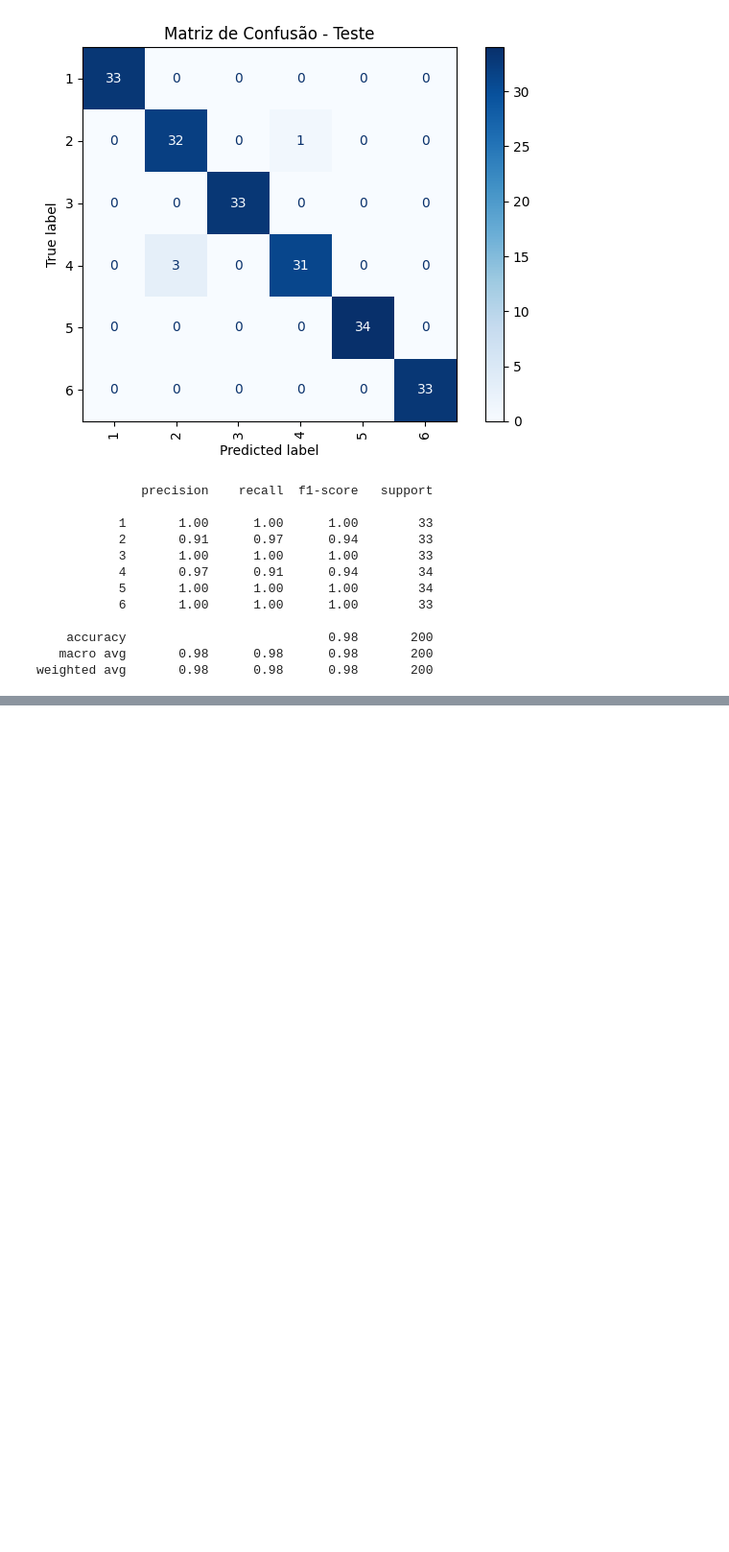
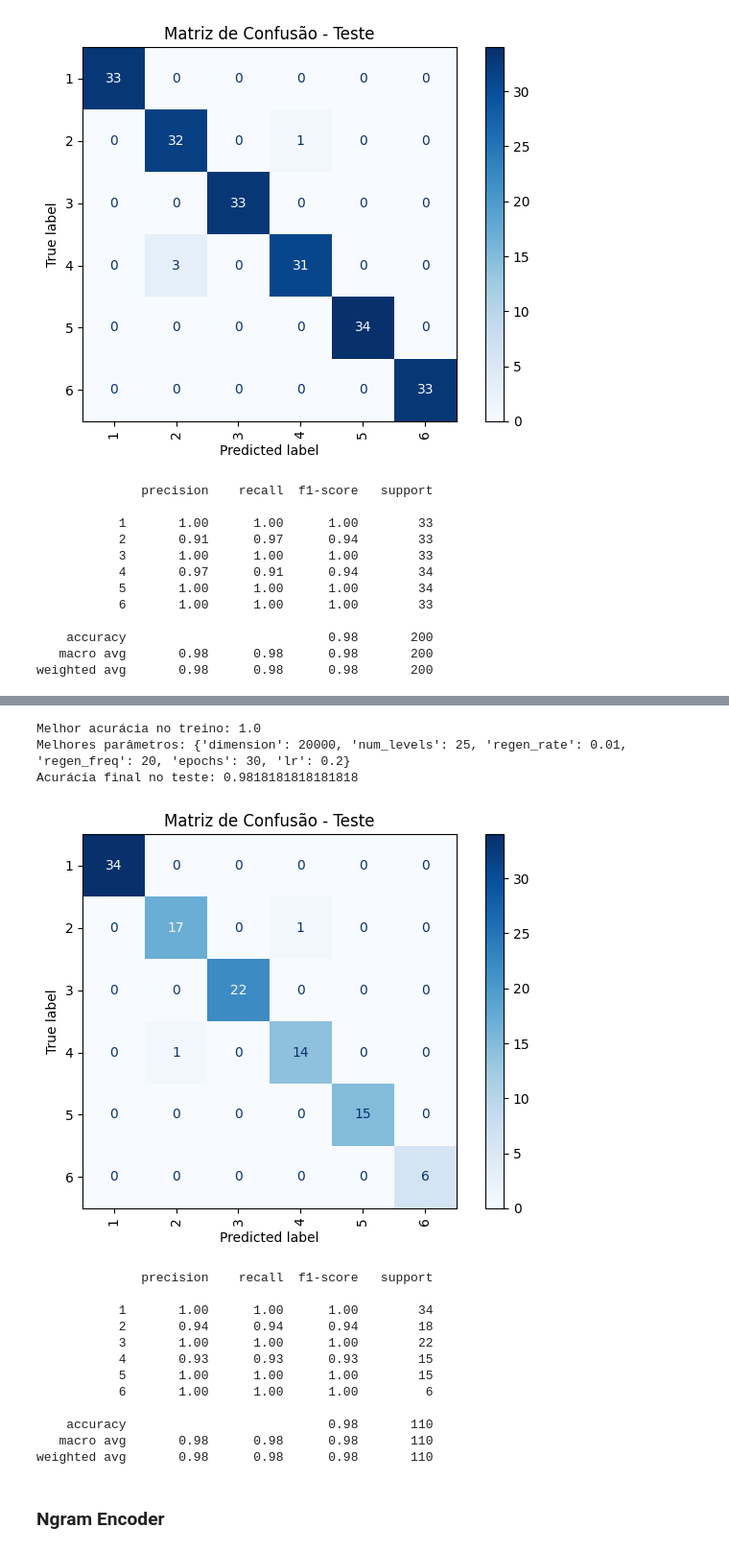
Before and after one commit to Camila-Ferr/Wizard_Green_AI, a Jupyter notebook: notebooks/Dataset5.ipynb, the cells around one changed output, grey strips where cells are left out. Shown: that part at 96% size. Cells and saved outputs as stored; diff of their text form; code cells hidden in the pictures; blank space fills up the shorter version.

```diff
--- a/notebooks/Dataset5.ipynb
+++ b/notebooks/Dataset5.ipynb
@@ -322,0 +387,18 @@ weighted avg       0.98      0.98      0.98       200
+# %%
+with torch.no_grad():
+    X_train_tensor_1 = torch.tensor(X_train_df.values, dtype=torch.float32).to(device)
+    X_test_tensor_1 = torch.tensor(X_test_df.values, dtype=torch.float32).to(device)
+
+    X_train_hv_1 = MAPTensor(encoder_1(X_train_tensor_1)).float()
+    X_test_hv_1 = MAPTensor(encoder_1(X_test_tensor_1)).float()
+
+# Executa busca pelos melhores hiperparâmetros
+best_model, best_params, best_acc = NeuralHD.grid_search_encoded(
+    X_train_hv=X_train_hv_1,
+    y_train=torch.tensor(y_train, dtype=torch.long).to(device),
+    n_features=X_train_df.shape[1],
+    n_classes=len(np.unique(y_train)),
+    device=device,
+    param_grid=param_grid,
+    max_trials=20
+)
@@ -322,0 +419,35 @@ weighted avg       0.98      0.98      0.98       200
+# %%
+from sklearn.metrics import accuracy_score
+
+y_test_pred = best_model.predict(X_test_hv_1)
+
+final_test_acc = accuracy_score(y_test_pred.cpu(), torch.tensor(y_test).cpu())
+print("Melhor acurácia no treino:", best_acc)
+print("Melhores parâmetros:", best_params)
+print("Acurácia final no teste:", final_test_acc)
+
+
+y_test_np = torch.tensor(y_test).cpu().numpy()
+y_test_pred_np = y_test_pred.cpu().numpy()
+
+plot_confusion_matrix(y_test_np, y_test_pred_np, le_y, maior=False, title="Matriz de Confusão - Teste")
+classification_metrics(y_test_np, y_test_pred_np, le_y)
+# %% [output]
+Melhor acurácia no treino: 1.0
+Melhores parâmetros: {'dimension': 20000, 'num_levels': 25, 'regen_rate': 0.01, 'regen_freq': 20, 'epochs': 30, 'lr': 0.2}
+Acurácia final no teste: 0.9818181818181818
+[figure, added]
+              precision    recall  f1-score   support
+
+           1       1.00      1.00      1.00        34
+           2       0.94      0.94      0.94        18
+           3       1.00      1.00      1.00        22
+           4       0.93      0.93      0.93        15
+           5       1.00      1.00      1.00        15
+           6       1.00      1.00      1.00         6
+
+    accuracy                           0.98       110
+   macro avg       0.98      0.98      0.98       110
+weighted avg       0.98      0.98      0.98       110
+# %% [markdown]
+### Ngram Encoder
```
Also changed, not shown: parts of 11 cells of this notebook, 2 other files.
